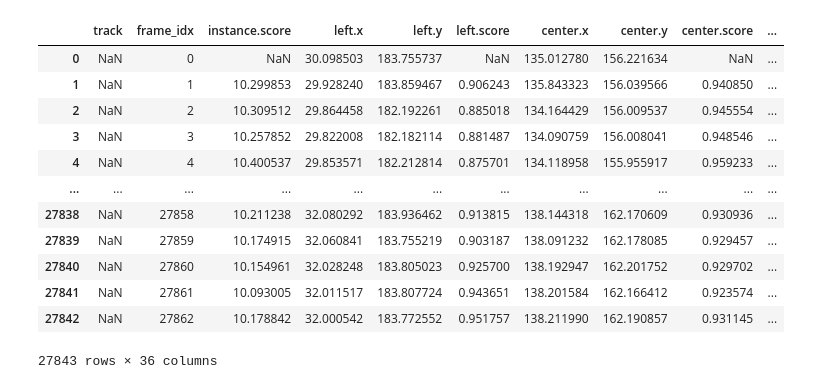
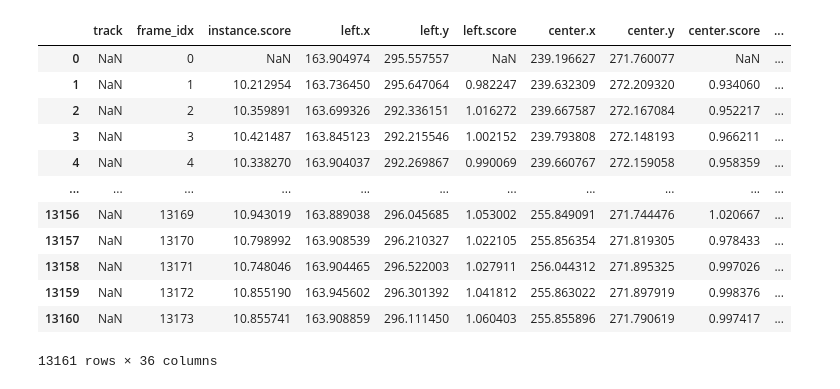
Before and after one commit to ikharitonov/vestibular_vr_pipeline, a Jupyter notebook: sleap/ellipse_based_analysis.ipynb, the cells around one changed output. Saved outputs shown, nothing was run; the diff lists cells and outputs as text; code cells hidden in the pictures.

```diff
--- a/sleap/ellipse_based_analysis.ipynb
+++ b/sleap/ellipse_based_analysis.ipynb
@@ -6,21 +6,27 @@ from ellipse import LsqEllipse
 import load_and_process as lp
 from scipy.ndimage import median_filter
 # %%
-path = '/home/ikharitonov/Desktop/sleap_training/'
-file = 'second_ellipse.003_20204321_343_5.analysis.csv'
+# path = '/home/ikharitonov/Desktop/sleap_training/'
+# file = 'second_ellipse.003_20204321_343_5.analysis.csv'
+# path = '/home/ikharitonov/RANCZLAB-NAS/data/ONIX/20240730_Mismatch_Experiment/MMclosed&Regular_120824/2024-08-12T16-51-16_B3M3/VideoData1/'
+# file = 'VideoData1_1904-01-14T04-00-00_SLEAP_OUTPUT.csv'
+# path = '/home/ikharitonov/RANCZLAB-NAS/data/ONIX/20240730_Mismatch_Experiment/MMclosed&Regular_130824/2024-08-13T12-53-01_B3M3/VideoData1/'
+# file = 'sleap_output.csv'
+path = '/home/ikharitonov/RANCZLAB-NAS/data/ONIX/20240730_Mismatch_Experiment/training_day4/2024-08-02T12-25-55_B3M3/VideoData2/'
+file = 'VideoData2_1904-01-03T23-00-00_sleap_analysis.csv'
 df = lp.load_df(path+file)
 df
 # %% [output]
 |  | track | frame_idx | instance.score | left.x | left.y | left.score | center.x | center.y | center.score | ... |
-| 0 | NaN | 0 | NaN | 30.098503 | 183.755737 | NaN | 135.012780 | 156.221634 | NaN | ... |
-| 1 | NaN | 1 | 10.299853 | 29.928240 | 183.859467 | 0.906243 | 135.843323 | 156.039566 | 0.940850 | ... |
-| 2 | NaN | 2 | 10.309512 | 29.864458 | 182.192261 | 0.885018 | 134.164429 | 156.009537 | 0.945554 | ... |
-| 3 | NaN | 3 | 10.257852 | 29.822008 | 182.182114 | 0.881487 | 134.090759 | 156.008041 | 0.948546 | ... |
-| 4 | NaN | 4 | 10.400537 | 29.853571 | 182.212814 | 0.875701 | 134.118958 | 155.955917 | 0.959233 | ... |
+| 0 | NaN | 0 | NaN | 163.904974 | 295.557557 | NaN | 239.196627 | 271.760077 | NaN | ... |
+| 1 | NaN | 1 | 10.212954 | 163.736450 | 295.647064 | 0.982247 | 239.632309 | 272.209320 | 0.934060 | ... |
+| 2 | NaN | 2 | 10.359891 | 163.699326 | 292.336151 | 1.016272 | 239.667587 | 272.167084 | 0.952217 | ... |
+| 3 | NaN | 3 | 10.421487 | 163.845123 | 292.215546 | 1.002152 | 239.793808 | 272.148193 | 0.966211 | ... |
+| 4 | NaN | 4 | 10.338270 | 163.904037 | 292.269867 | 0.990069 | 239.660767 | 272.159058 | 0.958359 | ... |
 | ... | ... | ... | ... | ... | ... | ... | ... | ... | ... | ... |
-| 27838 | NaN | 27858 | 10.211238 | 32.080292 | 183.936462 | 0.913815 | 138.144318 | 162.170609 | 0.930936 | ... |
-| 27839 | NaN | 27859 | 10.174915 | 32.060841 | 183.755219 | 0.903187 | 138.091232 | 162.178085 | 0.929457 | ... |
-| 27840 | NaN | 27860 | 10.154961 | 32.028248 | 183.805023 | 0.925700 | 138.192947 | 162.201752 | 0.929702 | ... |
-| 27841 | NaN | 27861 | 10.093005 | 32.011517 | 183.807724 | 0.943651 | 138.201584 | 162.166412 | 0.923574 | ... |
-| 27842 | NaN | 27862 | 10.178842 | 32.000542 | 183.772552 | 0.951757 | 138.211990 | 162.190857 | 0.931145 | ... |
+| 13156 | NaN | 13169 | 10.943019 | 163.889038 | 296.045685 | 1.053002 | 255.849091 | 271.744476 | 1.020667 | ... |
+| 13157 | NaN | 13170 | 10.798992 | 163.908539 | 296.210327 | 1.022105 | 255.856354 | 271.819305 | 0.978433 | ... |
+| 13158 | NaN | 13171 | 10.748046 | 163.904465 | 296.522003 | 1.027911 | 256.044312 | 271.895325 | 0.997026 | ... |
+| 13159 | NaN | 13172 | 10.855190 | 163.945602 | 296.301392 | 1.041812 | 255.863022 | 271.897919 | 0.998376 | ... |
+| 13160 | NaN | 13173 | 10.855741 | 163.908859 | 296.111450 | 1.060403 | 255.855896 | 271.790619 | 0.997417 | ... |
-27843 rows × 36 columns
+13161 rows × 36 columns
```
Also changed, not shown: parts of 30 cells of this notebook.
